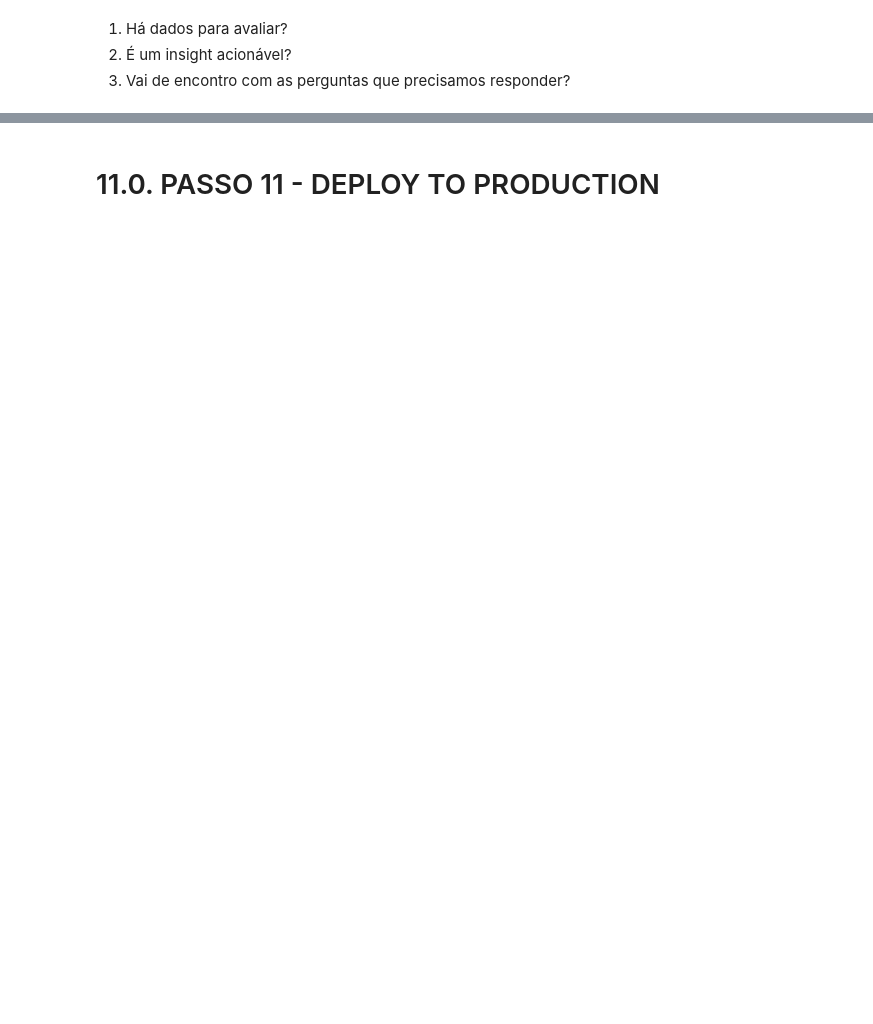
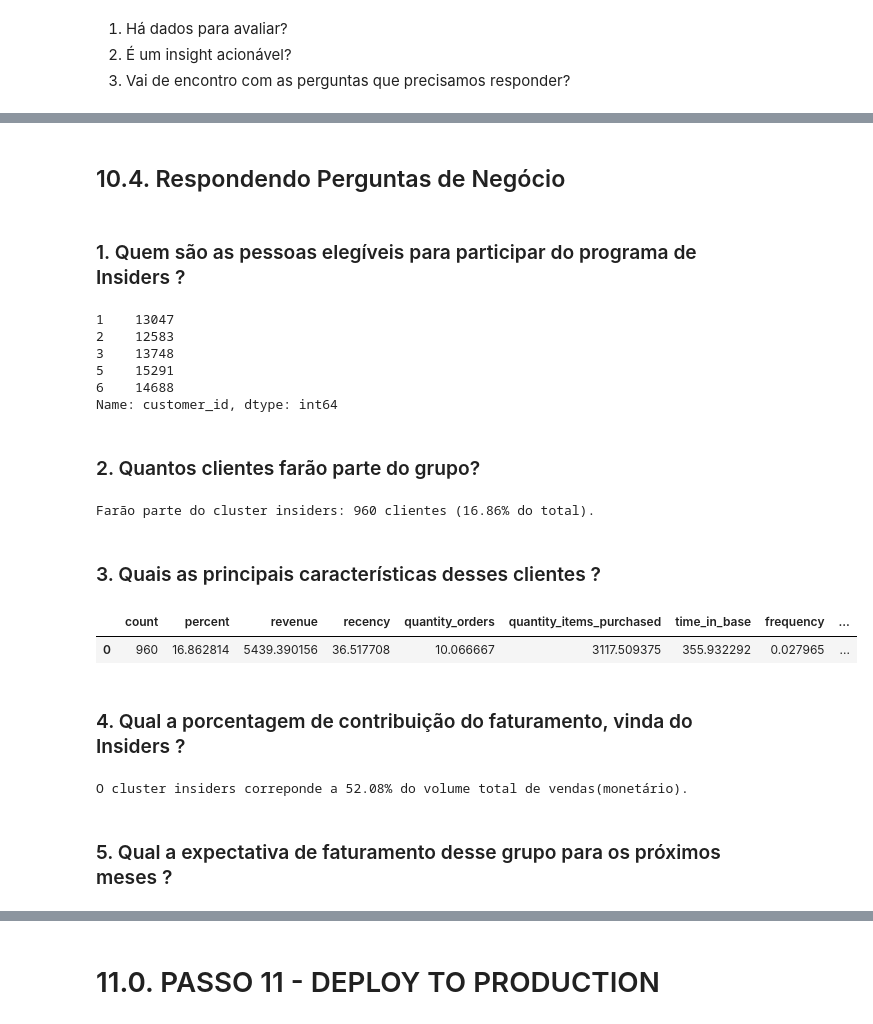
Before and after one commit to miguelzph/clustering_clients, a Jupyter notebook: notebooks/c08_loyalty_program_EDA.ipynb, the cells around one changed output, grey strips where cells are left out. Drawn from its saved outputs; the diff is of its cells as text; code cells hidden in the pictures; blank space fills up the shorter version.

```diff
--- a/notebooks/c08_loyalty_program_EDA.ipynb
+++ b/notebooks/c08_loyalty_program_EDA.ipynb
@@ -1246,5 +1234,6 @@ df10 = df9.copy()
 # %%
-cluster_insiders = 8
+cluster_insiders = 4
+df10['is_insider'] = df10['cluster'].apply(lambda x: 'yes' if x == cluster_insiders else 'no')
 # %% [markdown]
 ### Hipóteses Compra
 # %% [markdown]
@@ -1293,0 +1364,40 @@ cluster_insiders = 8
+# %% [markdown]
+## 10.4. Respondendo Perguntas de Negócio
+# %% [markdown]
+### 1. Quem são as pessoas elegíveis para participar do programa de Insiders ?
+# %%
+df10.loc[df10['is_insider'] == 'yes', 'customer_id'].head()
+# %% [output]
+1    13047
+2    12583
+3    13748
+5    15291
+6    14688
+Name: customer_id, dtype: int64
+# %% [markdown]
+### 2. Quantos clientes farão parte do grupo?
+# %%
+line_insiders = df_profile.loc[df_profile['cluster'] == cluster_insiders]
+print(f"Farão parte do cluster insiders: {line_insiders['count'].values[0]} clientes ({line_insiders['percent'].values[0]:.2f}% do total).")
+# %% [output]
+Farão parte do cluster insiders: 960 clientes (16.86% do total).
+# %% [markdown]
+### 3. Quais as principais características desses clientes ?
+# %%
+line_insiders.drop(columns=['cluster'])
+# %% [output]
+|  | count | percent | revenue | recency | quantity_orders | quantity_items_purchased | time_in_base | frequency | ... |
+| 0 | 960 | 16.862814 | 5439.390156 | 36.517708 | 10.066667 | 3117.509375 | 355.932292 | 0.027965 | ... |
+# %% [markdown]
+### 4. Qual a porcentagem de contribuição do faturamento, vinda do Insiders ?
+# %%
+df_revenue_per_cluster = df10[['is_insider' ,'revenue']].groupby('is_insider').sum().reset_index()
+
+df_revenue_per_cluster['percent_of_revenue'] = round((df_revenue_per_cluster['revenue'] / df_revenue_per_cluster['revenue'].sum()), 4)
+
+# display(df_revenue_per_cluster)
+print(f"O cluster insiders correponde a {df_revenue_per_cluster.loc[df_revenue_per_cluster['is_insider'] == 'yes','percent_of_revenue'].values[0]:.2%} do volume total de vendas(monetário).")
+# %% [output]
+O cluster insiders correponde a 52.08% do volume total de vendas(monetário).
+# %% [markdown]
+### 5. Qual a expectativa de faturamento desse grupo para os próximos meses ?
```
Also changed, not shown: parts of 33 cells of this notebook, 1 other file.
